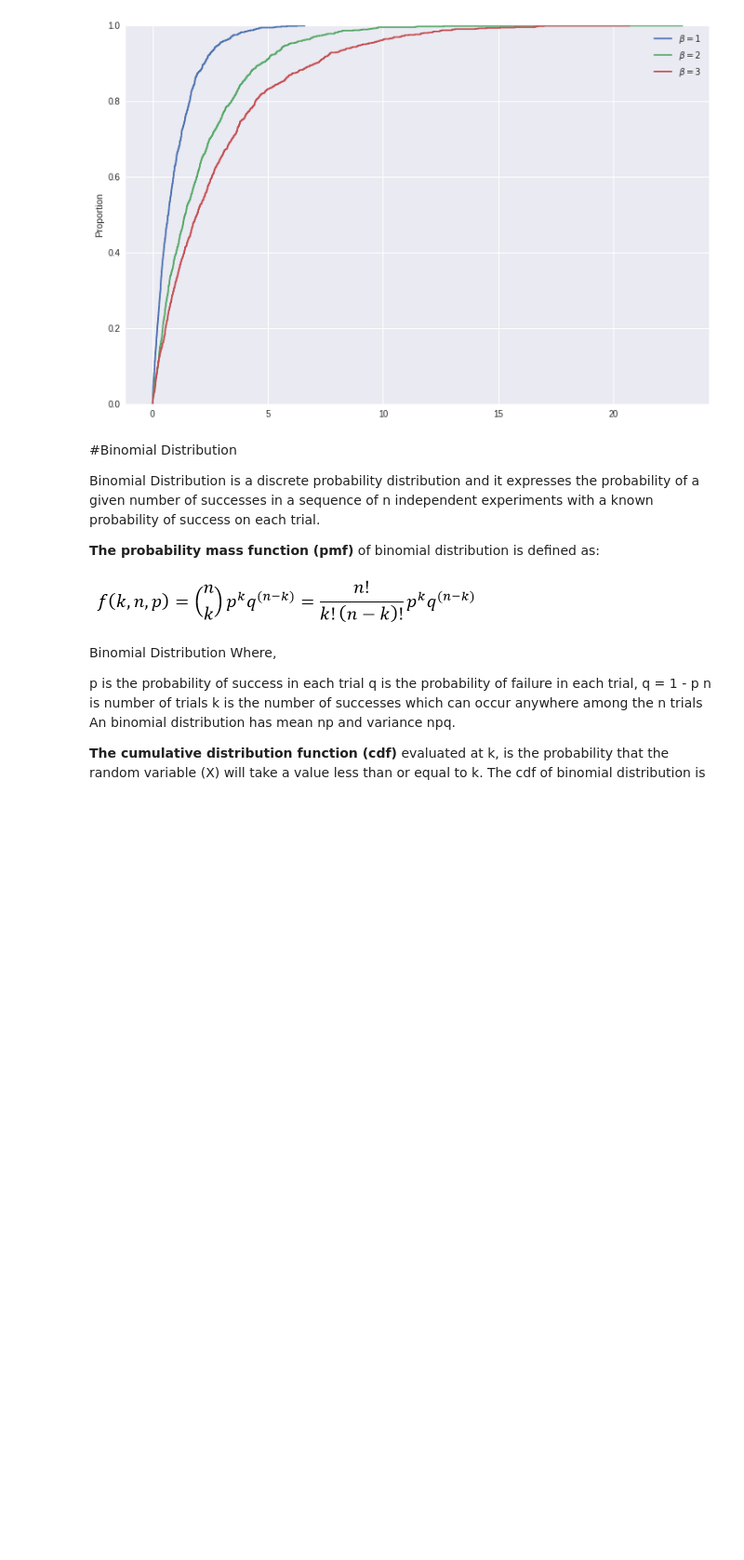
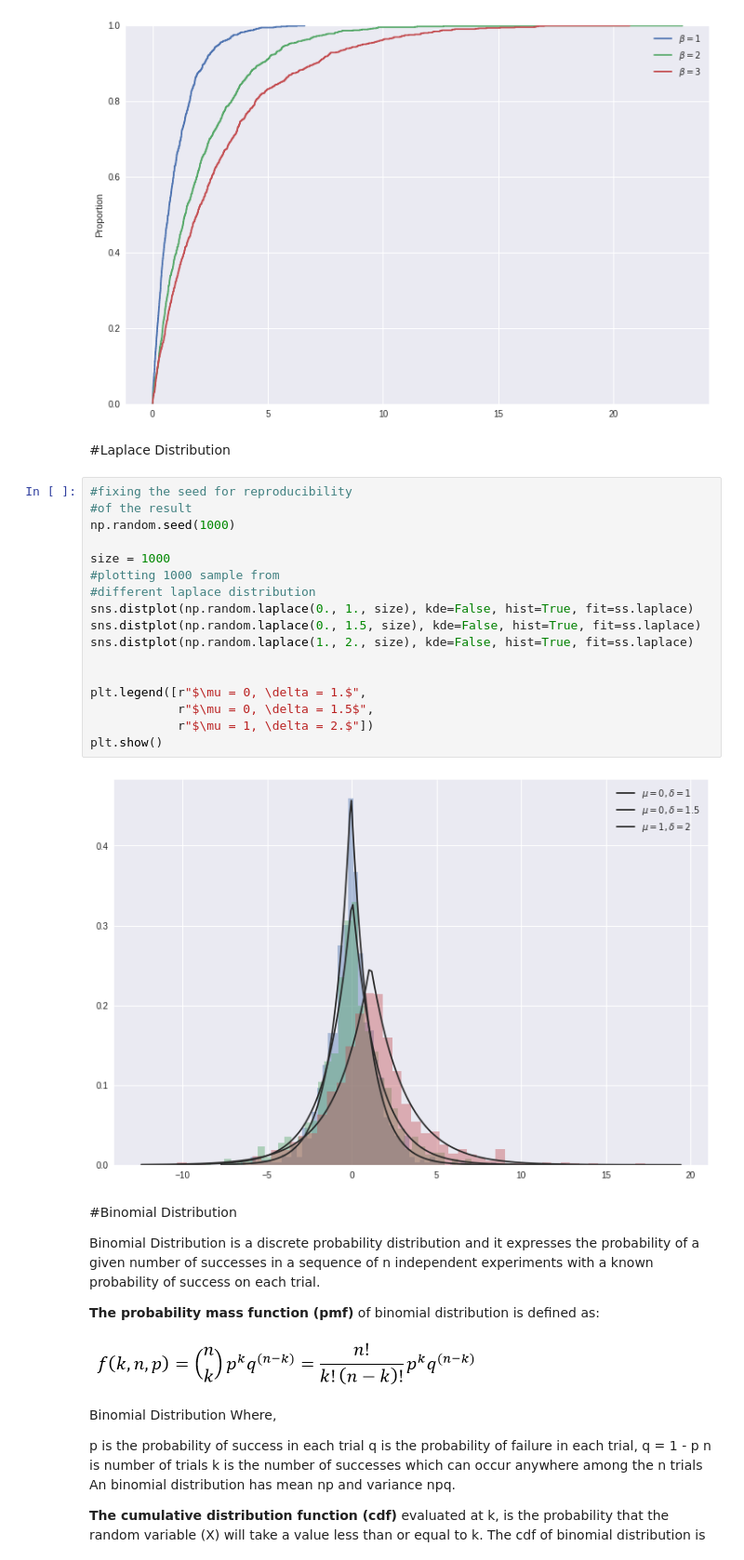
Before and after one commit to ruslanraupoff/mai-416854, a Jupyter notebook: spa.ipynb, the cells around one changed output. Shown: that part at 93% size. Drawn from its saved outputs; the diff is of its cells as text; blank space fills up the shorter version.

Commit message:
Implemented laplacian and multiple distribution

```diff
--- a/spa.ipynb
+++ b/spa.ipynb
@@ -323,6 +318,27 @@ plt.legend([r"$\beta = 1$",
 plt.show()
 # %% [output]
 [figure]
+# %% [markdown]
+#Laplace Distribution
+# %%
+#fixing the seed for reproducibility
+#of the result
+np.random.seed(1000)
+
+size = 1000
+#plotting 1000 sample from
+#different laplace distribution
+sns.distplot(np.random.laplace(0., 1., size), kde=False, hist=True, fit=ss.laplace)
+sns.distplot(np.random.laplace(0., 1.5, size), kde=False, hist=True, fit=ss.laplace)
+sns.distplot(np.random.laplace(1., 2., size), kde=False, hist=True, fit=ss.laplace)
+
+
+plt.legend([r"$\mu = 0, \delta = 1.$",
+            r"$\mu = 0, \delta = 1.5$",
+            r"$\mu = 1, \delta = 2.$"])
+plt.show()
+# %% [output]
+[figure, added]
 # %% [markdown]
 #Binomial Distribution
 
```
Also changed, not shown: parts of 16 cells of this notebook.
